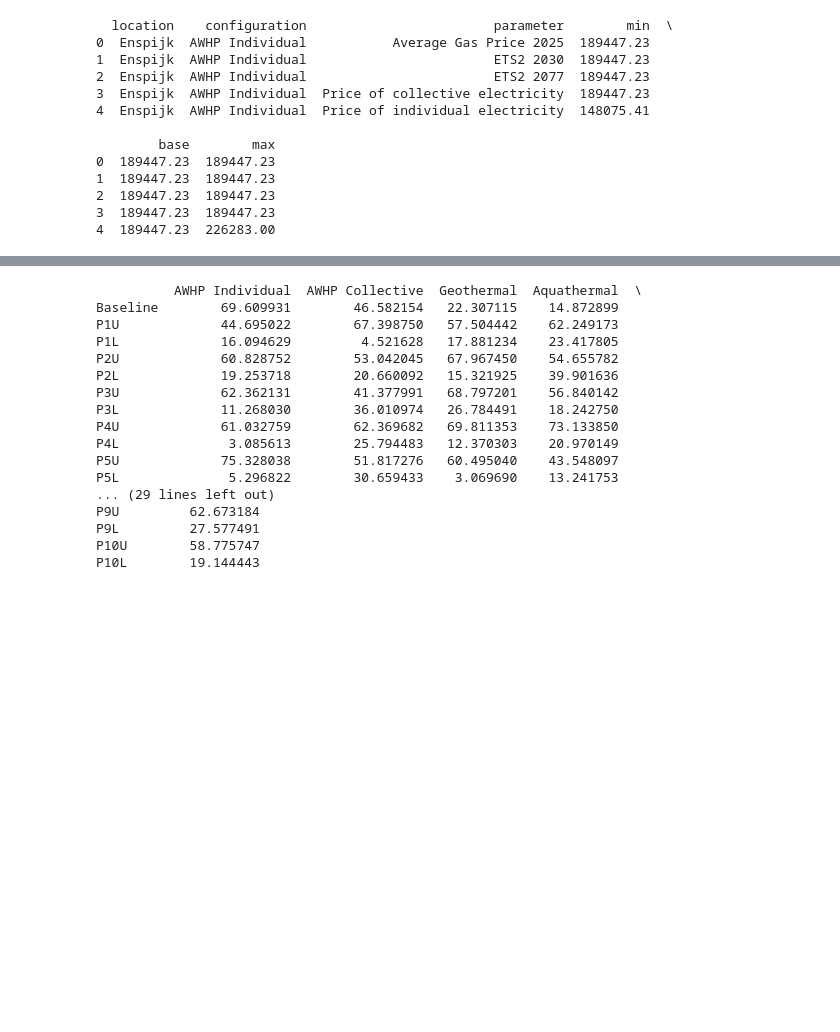
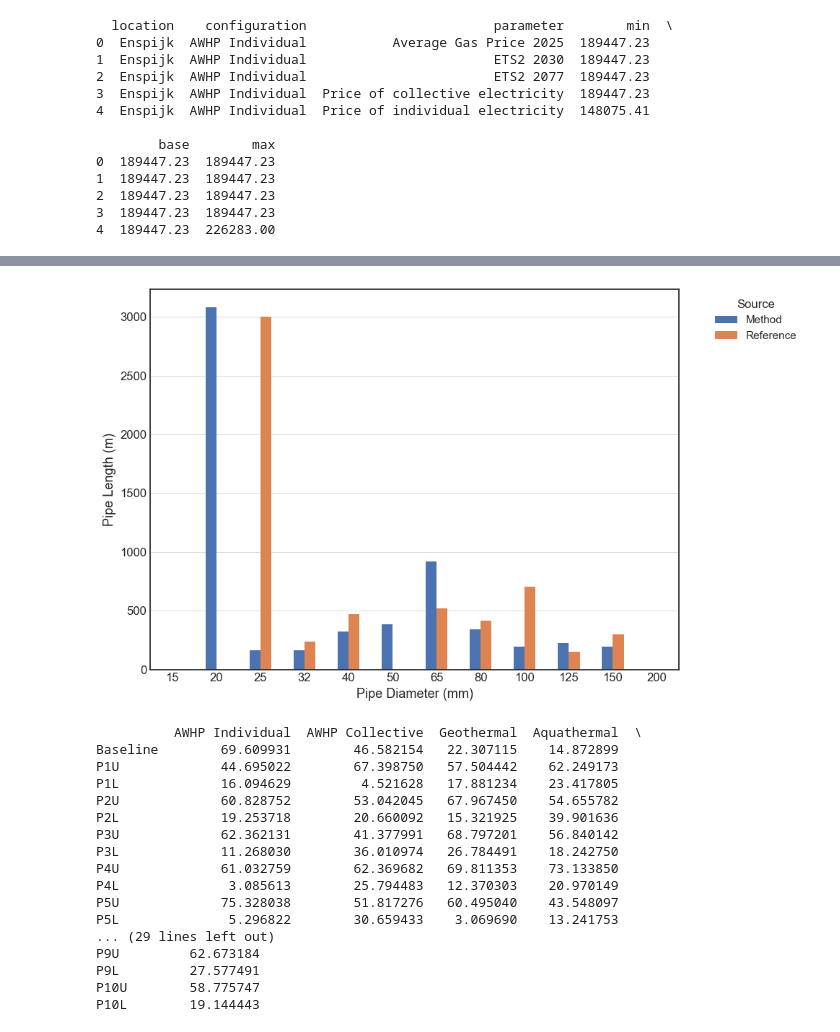
Before and after one commit to karivero/uu-consultancy, a Jupyter notebook: results.ipynb, the cells around one changed output, grey strips where cells are left out. Cells and saved outputs as stored; diff of their text form; code cells hidden in the pictures; blank space fills up the shorter version.

```diff
--- a/results.ipynb
+++ b/results.ipynb
@@ -686,3 +696,30 @@ plt.show()
+# %%
+import matplotlib.pyplot as plt
+
+df_pipe = pd.read_excel("graphs.xlsx", sheet_name="pipe")
+
+pivot_pipe = df_pipe.groupby("dn")[["Method", "Reference"]].sum()
+
+fig, ax = plt.subplots(figsize=(10, 6))
+
+pivot_pipe.plot(
+    kind="bar",
+    ax=ax,
+    color=sns.color_palette("deep")[:2],
+    legend=True
+)
+
+ax.set_xlabel("Pipe Diameter (mm)", fontsize=13)
+ax.set_ylabel("Pipe Length (m)", fontsize=13)
+ax.tick_params(axis="both", labelsize=12)
+ax.legend(title="Source", bbox_to_anchor=(1.05, 1), loc="upper left", fontsize=11, title_fontsize=12)
+ax.yaxis.grid(True, linewidth=0.5)
+ax.set_axisbelow(True)
+plt.xticks(rotation=0, ha="center")
+plt.tight_layout()
+plt.show()
+# %% [output]
+[figure, added]
 # %%
 ## toy array of sensitivity results as percentage
 
```
Also changed, not shown: parts of 13 cells of this notebook, 1 other file.
